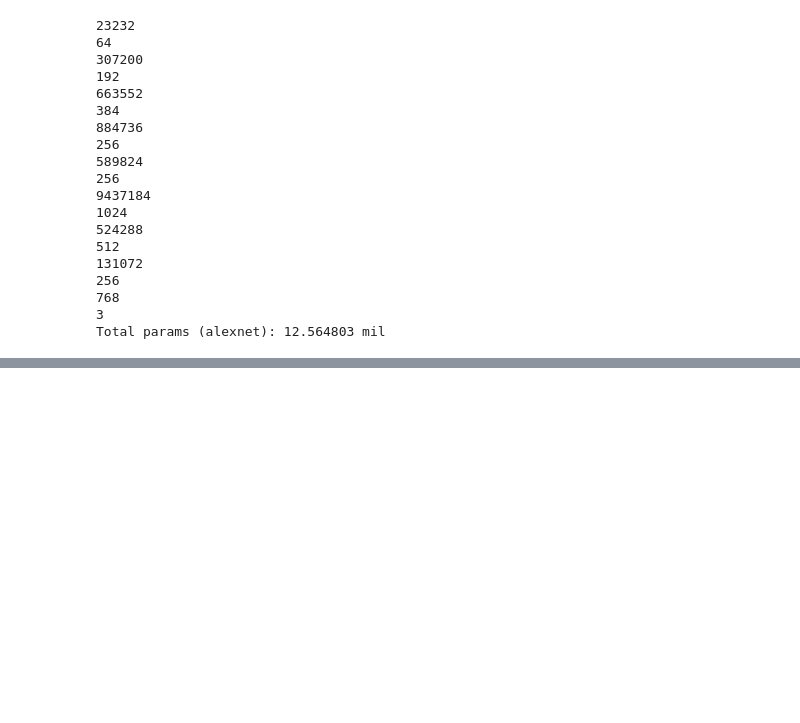
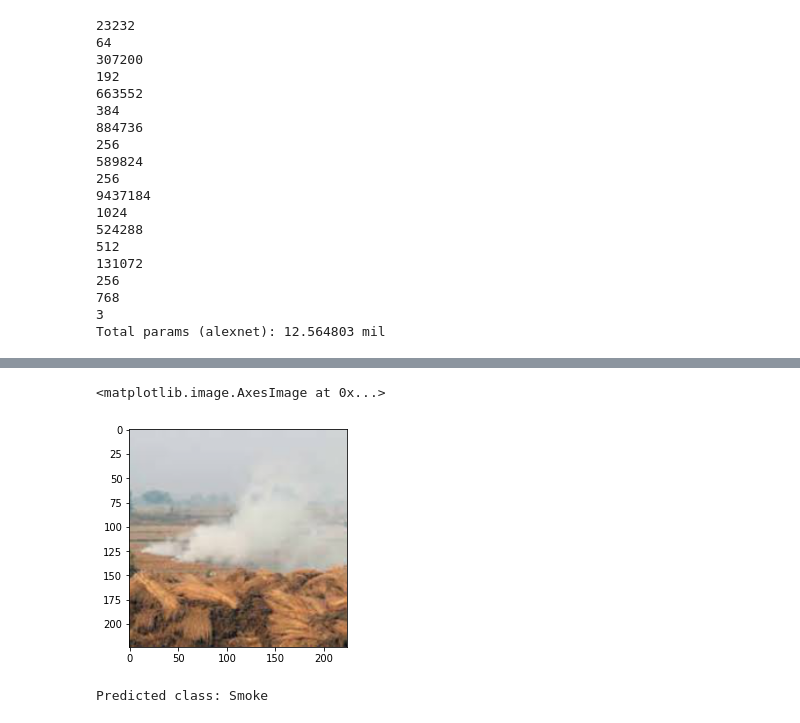
Before and after one commit to rifatislamomio/Neural-Net_Flame-Smoke-Detection, a Jupyter notebook: cse465-flame-smoke-detection.ipynb, the cells around one changed output, grey strips where cells are left out. Drawn from its saved outputs; the diff is of its cells as text; code cells hidden in the pictures; blank space fills up the shorter version.

```diff
--- a/cse465-flame-smoke-detection.ipynb
+++ b/cse465-flame-smoke-detection.ipynb
@@ -551,0 +648,19 @@ Test accuracy for ephoch-10: 87.33%
+# %%
+#Testing a single image
+img_index = 73
+#test data already transformed and normalized (denormalized to view them in plt.imshow)
+im_test = inverse_normalized(test_data[img_index][0])
+plt.imshow(np.transpose(im_test.numpy(), (1,2,0)))
+# %% [output]
+<matplotlib.image.AxesImage at 0x...>
+[figure, added]
+# %%
+# Evaluating model with a single image from dataset
+modelAlexnet.eval()
+
+with torch.no_grad():
+    new_pred = modelAlexnet(test_data[img_index][0].view(1,3,224,224).cuda()).argmax()
+
+print(f'Predicted class: {class_names[new_pred.item()]}')
+# %% [output]
+Predicted class: Smoke
```
Also changed, not shown: parts of 19 cells of this notebook.
